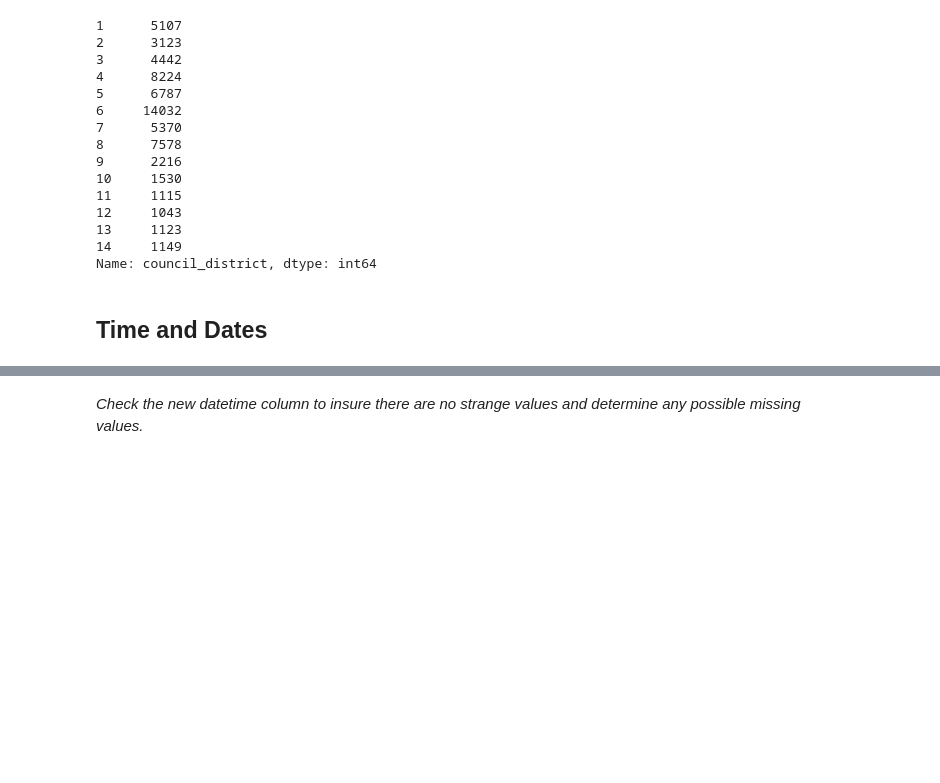
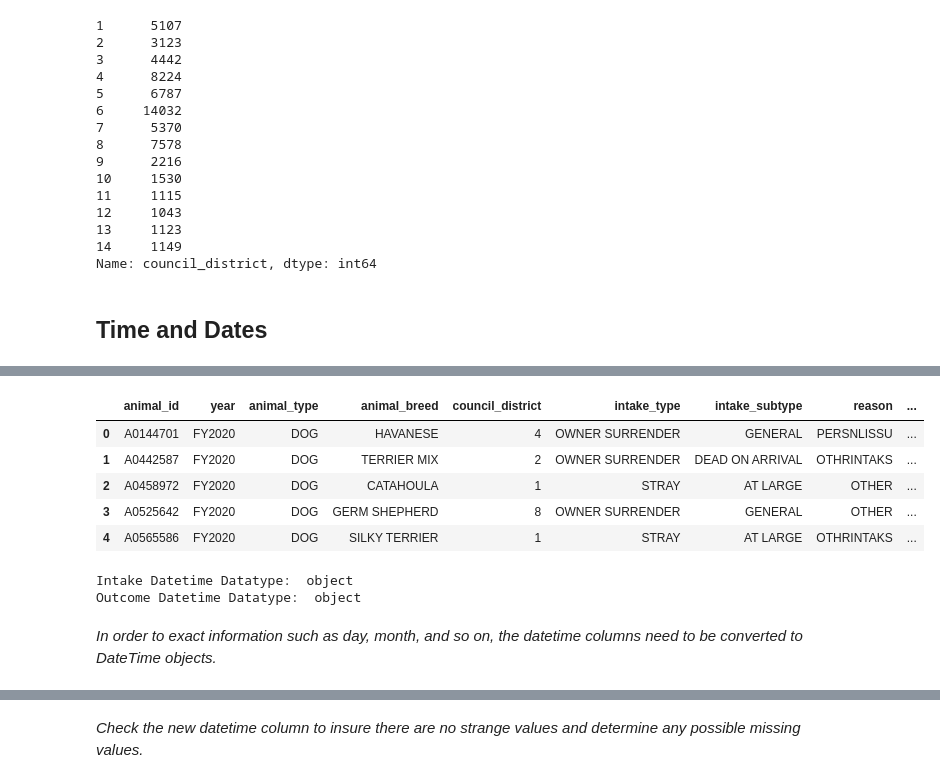
Before and after one commit to cwong690/Dallas-Paws, a Jupyter notebook: dallas_animals.ipynb, the cells around one changed output, grey strips where cells are left out. Cells and saved outputs as stored; diff of their text form; code cells hidden in the pictures; blank space fills up the shorter version.

```diff
--- a/dallas_animals.ipynb
+++ b/dallas_animals.ipynb
@@ -91,0 +123,4 @@ fy_2019.columns = fy_2019.columns.str.strip().str.lower()
+# %%
+fy_2019['intake_date'] = fy_2019['intake_date'].str.replace(' 12:00:00 AM', '')
+fy_2019['outcome_date'] = fy_2019['outcome_date'].str.replace(' 12:00:00 AM', '')
+print(fy_2019[['intake_date','outcome_date']].head(1))
@@ -124,7 +162,7 @@ _Looked at value counts of many columns to determine which ones are necessary._
 # %% [markdown]
 ## Create dataframe with necessary columns
 # %%
-dallas = original_df[['animal_type', 'animal_breed', 'council_district', 'intake_type', 'intake_subtype',
+dallas = original_df[['animal_id', 'year', 'animal_type', 'animal_breed', 'council_district', 'intake_type', 'intake_subtype',
                       'reason', 'intake_date', 'intake_time', 'due_out', 'intake_condition', 'outcome_type', 'outcome_subtype',
                       'outcome_date', 'outcome_time', 'outcome_condition', 'animal_origin']]
 # %%
@@ -276,8 +321,23 @@ dallas[['Intake Date', 'Intake Time', 'Due Out', 'Outcome Date', 'Outcome Time']
 # %%
 pd.options.mode.chained_assignment = None
 
-dallas['Intake DateTime'] = dallas['Intake Date'] + ' ' + dallas['Intake Time']
-dallas['Outcome DateTime'] = dallas['Outcome Date'] + ' ' + dallas['Outcome Time']
+dallas['intake_datetime'] = dallas['intake_date'] + ' ' + dallas['intake_time']
+dallas['outcome_datetime'] = dallas['outcome_date'] + ' ' + dallas['outcome_time']
 
 dallas.head()
+# %% [output]
+|  | animal_id | year | animal_type | animal_breed | council_district | intake_type | intake_subtype | reason | ... |
+| 0 | A0144701 | FY2020 | DOG | HAVANESE | 4 | OWNER SURRENDER | GENERAL | PERSNLISSU | ... |
+| 1 | A0442587 | FY2020 | DOG | TERRIER MIX | 2 | OWNER SURRENDER | DEAD ON ARRIVAL | OTHRINTAKS | ... |
+| 2 | A0458972 | FY2020 | DOG | CATAHOULA | 1 | STRAY | AT LARGE | OTHER | ... |
+| 3 | A0525642 | FY2020 | DOG | GERM SHEPHERD | 8 | OWNER SURRENDER | GENERAL | OTHER | ... |
+| 4 | A0565586 | FY2020 | DOG | SILKY TERRIER | 1 | STRAY | AT LARGE | OTHRINTAKS | ... |
+# %%
+print('Intake Datetime Datatype: ', dallas['intake_datetime'].dtype)
+print('Outcome Datetime Datatype: ', dallas['outcome_datetime'].dtype)
+# %% [output]
+Intake Datetime Datatype:  object
+Outcome Datetime Datatype:  object
+# %% [markdown]
+_In order to exact information such as day, month, and so on, the datetime columns need to be converted to DateTime objects._
 # %%
```
Also changed, not shown: parts of 12 cells of this notebook.
